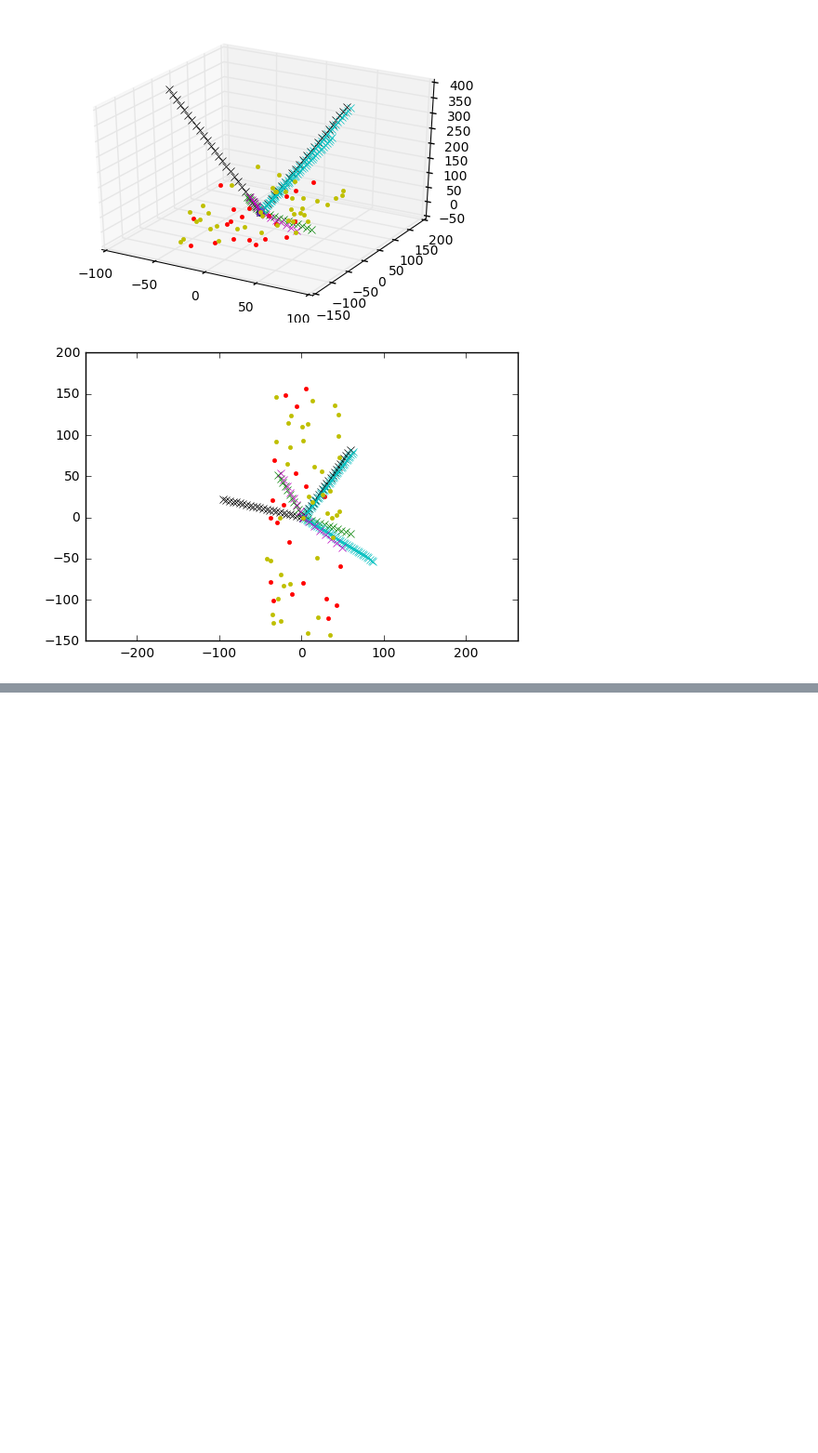
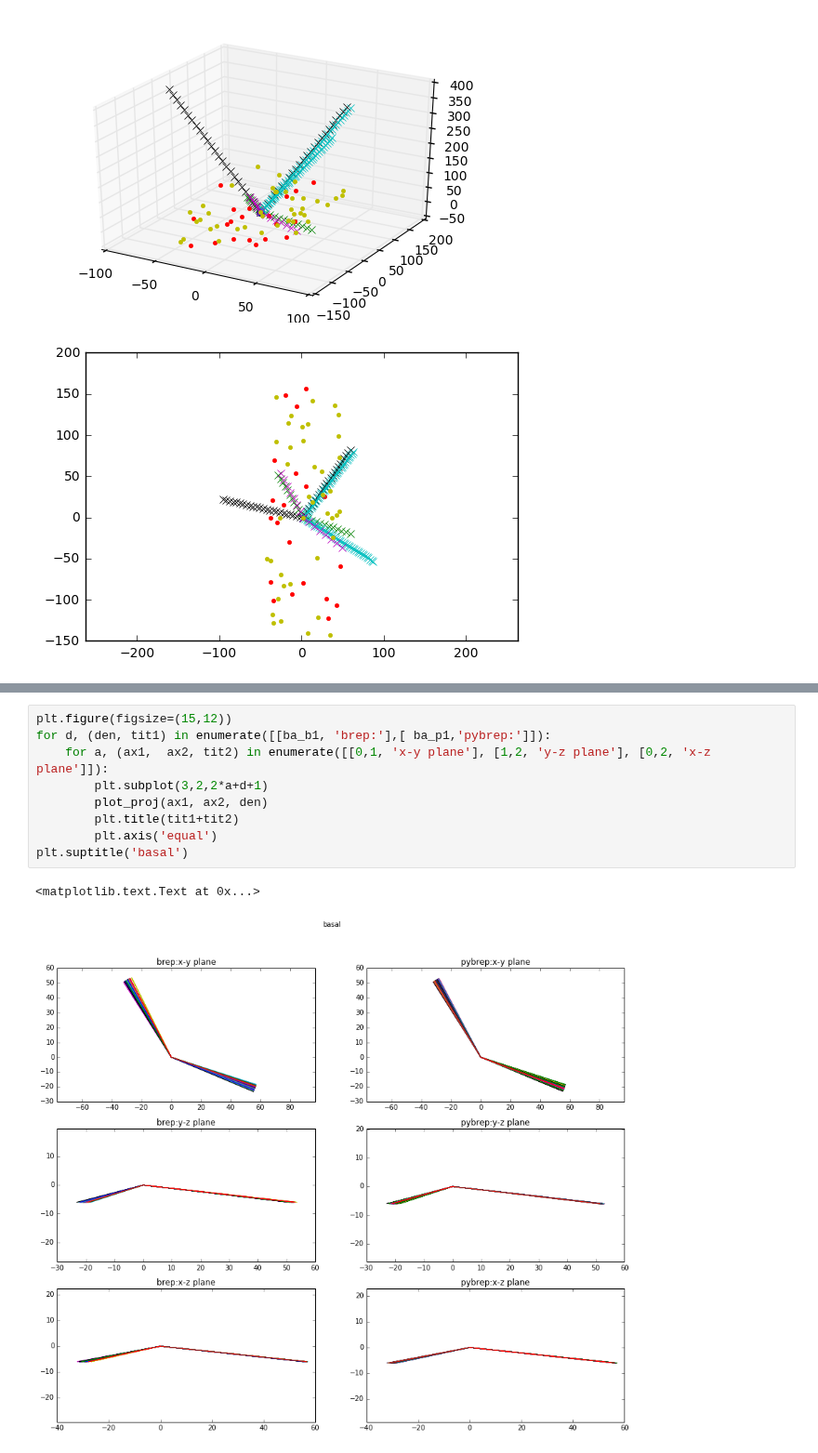
Before and after one commit to CNS-OIST/pycabnn, a Jupyter notebook: Golgi cell checkout.ipynb, the cells around one changed output, grey strips where cells are left out. Shown at 93% size. Cells and saved outputs as stored; diff of their text form; blank space fills up the shorter version.

```diff
--- a/Golgi cell checkout.ipynb
+++ b/Golgi cell checkout.ipynb
@@ -226,0 +297,12 @@ if proj2D:
+# %%
+plt.figure(figsize=(15,12))
+for d, (den, tit1) in enumerate([[ba_b1, 'brep:'],[ ba_p1,'pybrep:']]):
+    for a, (ax1,  ax2, tit2) in enumerate([[0,1, 'x-y plane'], [1,2, 'y-z plane'], [0,2, 'x-z plane']]):
+        plt.subplot(3,2,2*a+d+1)
+        plot_proj(ax1, ax2, den)
+        plt.title(tit1+tit2)
+        plt.axis('equal')
+plt.suptitle('basal')
+# %% [output]
+<matplotlib.text.Text at 0x...>
+[figure, added]
```
Also changed, not shown: parts of 12 cells of this notebook, 1 other file.
